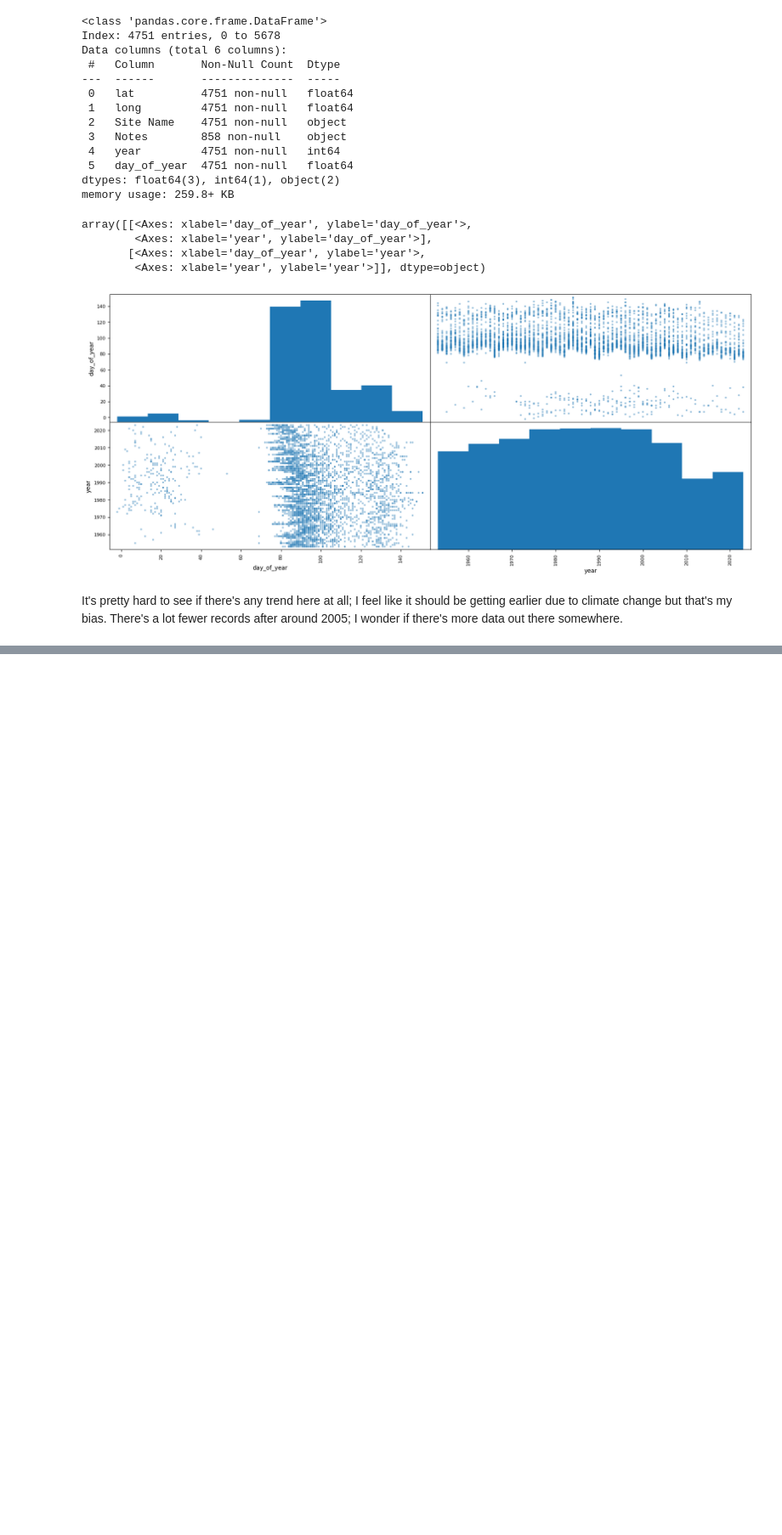
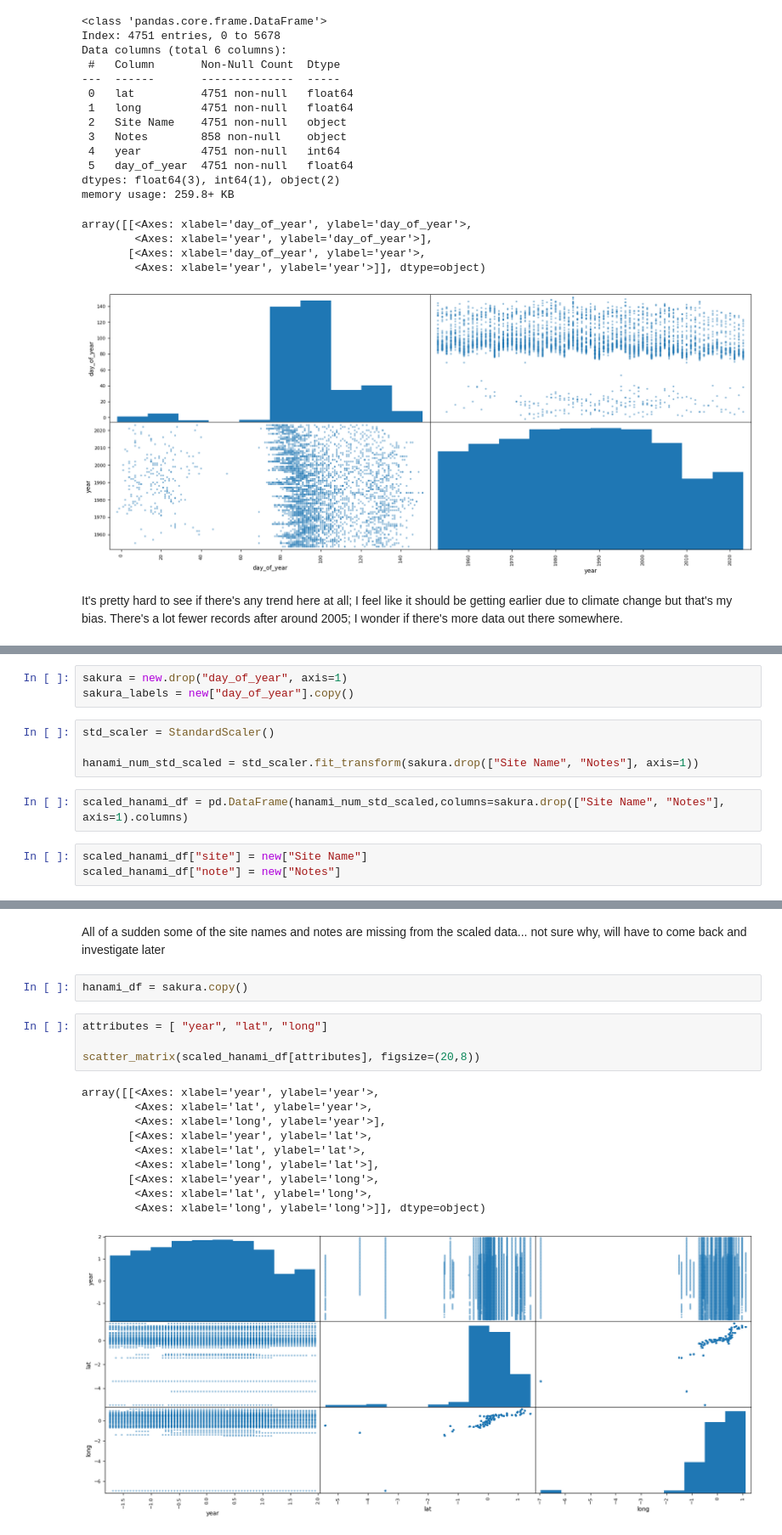
Before and after one commit to katemoser/hanami-ml-project, a Jupyter notebook: hanami.ipynb, the cells around one changed output, grey strips where cells are left out. Shown at 85% size. Drawn from its saved outputs; the diff is of its cells as text; blank space fills up the shorter version.

```diff
--- a/hanami.ipynb
+++ b/hanami.ipynb
@@ -454,0 +444,12 @@ It's pretty hard to see if there's any trend here at all; I feel like it should
+# %%
+sakura = new.drop("day_of_year", axis=1)
+sakura_labels = new["day_of_year"].copy()
+# %%
+std_scaler = StandardScaler()
+
+hanami_num_std_scaled = std_scaler.fit_transform(sakura.drop(["Site Name", "Notes"], axis=1))
+# %%
+scaled_hanami_df = pd.DataFrame(hanami_num_std_scaled,columns=sakura.drop(["Site Name", "Notes"], axis=1).columns)
+# %%
+scaled_hanami_df["site"] = new["Site Name"]
+scaled_hanami_df["note"] = new["Notes"]
@@ -454,0 +473,19 @@ It's pretty hard to see if there's any trend here at all; I feel like it should
+# %% [markdown]
+All of a sudden some of the site names and notes are missing from the scaled data... not sure why, will have to come back and investigate later
+# %%
+hanami_df = sakura.copy()
+# %%
+attributes = [ "year", "lat", "long"]
+
+scatter_matrix(scaled_hanami_df[attributes], figsize=(20,8))
+# %% [output]
+array([[<Axes: xlabel='year', ylabel='year'>,
+        <Axes: xlabel='lat', ylabel='year'>,
+        <Axes: xlabel='long', ylabel='year'>],
+       [<Axes: xlabel='year', ylabel='lat'>,
+        <Axes: xlabel='lat', ylabel='lat'>,
+        <Axes: xlabel='long', ylabel='lat'>],
+       [<Axes: xlabel='year', ylabel='long'>,
+        <Axes: xlabel='lat', ylabel='long'>,
+        <Axes: xlabel='long', ylabel='long'>]], dtype=object)
+[figure, added]
```
Also changed, not shown: parts of 30 cells of this notebook.
